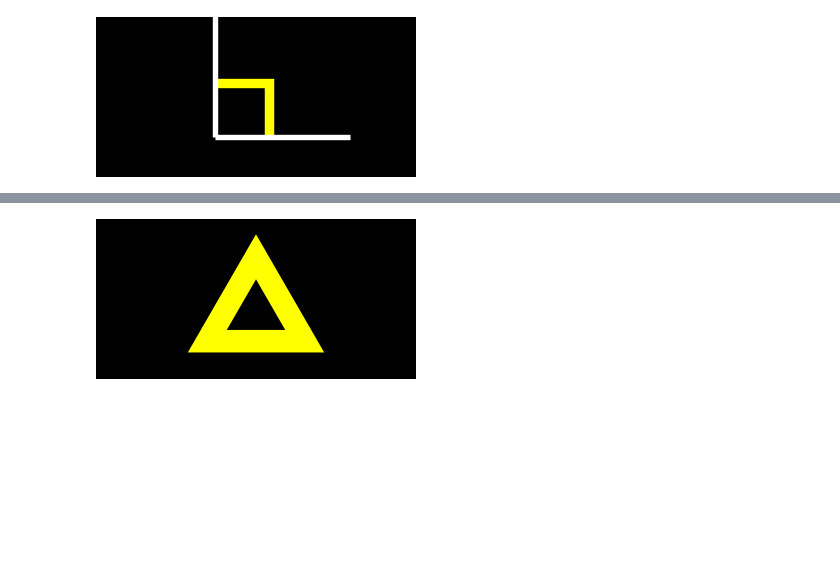
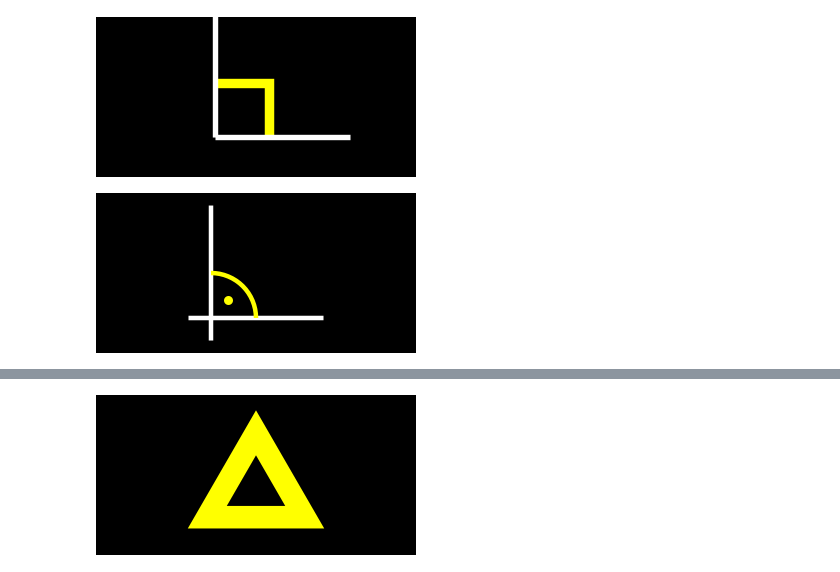
Before and after one commit to kolibril13/mobject-gallery, a Jupyter notebook: Mobjects_Basics.ipynb, the cells around one changed output, grey strips where cells are left out. Cells and saved outputs as stored; diff of their text form; code cells hidden in the pictures; blank space fills up the shorter version.

```diff
--- a/Mobjects_Basics.ipynb
+++ b/Mobjects_Basics.ipynb
@@ -234,3 +233,21 @@ snippet = "line1 = Line( ORIGIN, RIGHT )\nline2 = Line( ORIGIN, UP )\nmob = Righ
 name_snippet_pairs[image_full_name] = snippet
 # %% [output]
 [figure]
+# %%
+%%manim $params
+class Example(ZoomedScene):
+    def construct(self):
+        line1 = Line( LEFT*0.2, RIGHT )
+        line2 = Line( DOWN*0.2, UP )
+        a= Angle(line1, line2, dot=True, color=YELLOW, dot_color=YELLOW)
+        self.add(VGroup(line1, line2, a).move_to(ORIGIN))
+        self.camera.frame.scale(1/5)
+image_full_name = "Angledot.png"
+snippet = """
+line1 = Line( LEFT*0.2, RIGHT )
+line2 = Line( DOWN*0.2, UP )
+a= Angle(line1, line2, dot=True, color=YELLOW, dot_color=YELLOW)
+"""
+name_snippet_pairs[image_full_name] = snippet
+# %% [output]
+[figure, added]
```
Also changed, not shown: parts of 8 cells of this notebook, 38 other files.
